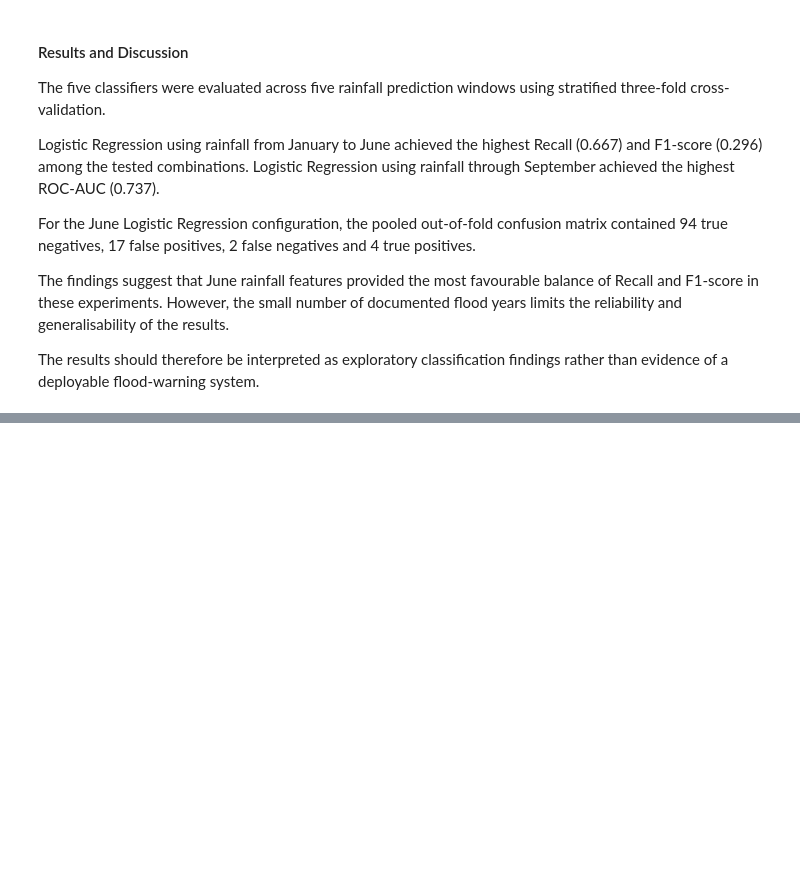
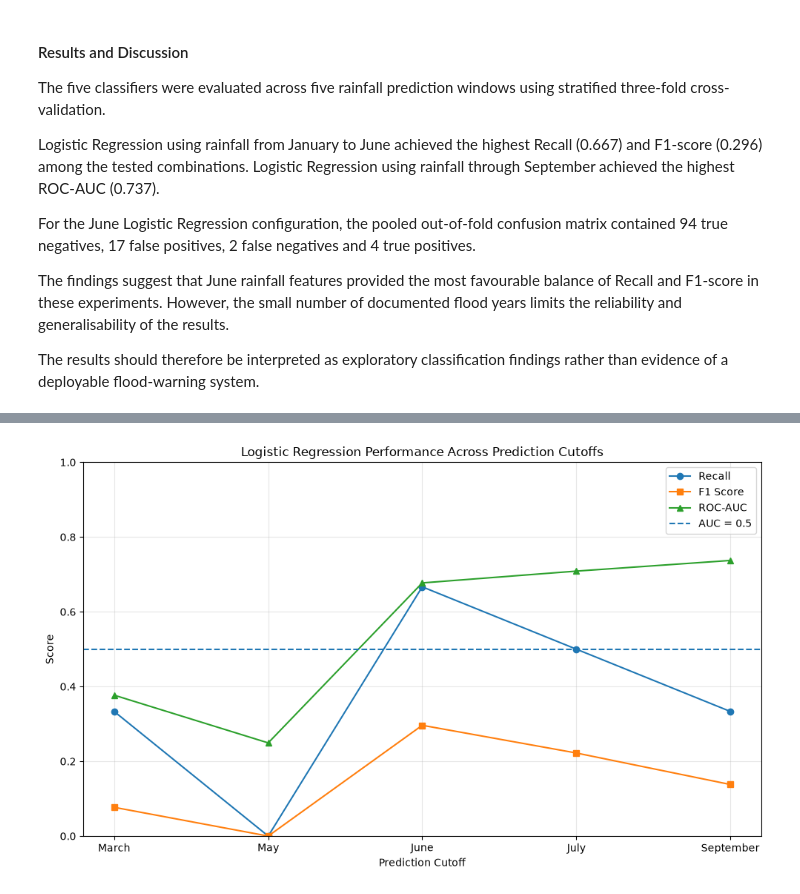
Before and after one commit to meppyy/ml-project, a Jupyter notebook: notebooks/04_model_training.ipynb, the cells around one changed output, grey strips where cells are left out. Drawn from its saved outputs; the diff is of its cells as text; code cells hidden in the pictures; blank space fills up the shorter version.

```diff
--- a/notebooks/04_model_training.ipynb
+++ b/notebooks/04_model_training.ipynb
@@ -300,0 +422,91 @@ The results should therefore be interpreted as exploratory classification findin
+# %%
+# Logistic Regression performance across prediction cutoffs
+
+from pathlib import Path
+import matplotlib.pyplot as plt
+
+# Define the correct chronological order
+cutoff_order = [
+    "March", "May", "June", "July", "September"
+]
+
+# Filter Logistic Regression results
+logistic_results = results_df[
+    results_df["Model"] == "Logistic Regression"
+].copy()
+
+# Preserve cutoff order
+logistic_results["Warning Window"] = pd.Categorical(
+    logistic_results["Warning Window"],
+    categories=cutoff_order,
+    ordered=True
+)
+
+logistic_results = logistic_results.sort_values(
+    "Warning Window"
+)
+
+# Verify that all five cutoffs are present
+assert len(logistic_results) == 5, (
+    "Expected exactly five Logistic Regression results."
+)
+
+# Create the comparison figure
+plt.figure(figsize=(10, 6))
+
+cutoffs = logistic_results["Warning Window"].astype(str)
+
+plt.plot(
+    cutoffs,
+    logistic_results["Recall"],
+    marker="o",
+    label="Recall"
+)
+
+plt.plot(
+    cutoffs,
+    logistic_results["F1 Score"],
+    marker="s",
+    label="F1 Score"
+)
+
+plt.plot(
+    cutoffs,
+    logistic_results["ROC-AUC"],
+    marker="^",
+    label="ROC-AUC"
+)
+
+# Reference line representing chance-level ROC-AUC
+plt.axhline(
+    y=0.5,
+    linestyle="--",
+    label="AUC = 0.5"
+)
+
+plt.title(
+    "Logistic Regression Performance Across Prediction Cutoffs"
+)
+plt.xlabel("Prediction Cutoff")
+plt.ylabel("Score")
+plt.ylim(0, 1)
+plt.legend()
+plt.grid(alpha=0.3)
+
+plt.tight_layout()
+
+# Save figure
+figure_dir = Path("../reports/figures")
+figure_dir.mkdir(parents=True, exist_ok=True)
+
+plt.savefig(
+    figure_dir / "logistic_cutoff_metrics.png",
+    dpi=300,
+    bbox_inches="tight"
+)
+
+plt.show()
+
+print("Figure 2 saved successfully!")
+# %% [output]
+[figure, added]
```
Also changed, not shown: parts of 7 cells of this notebook, 5 other files.
